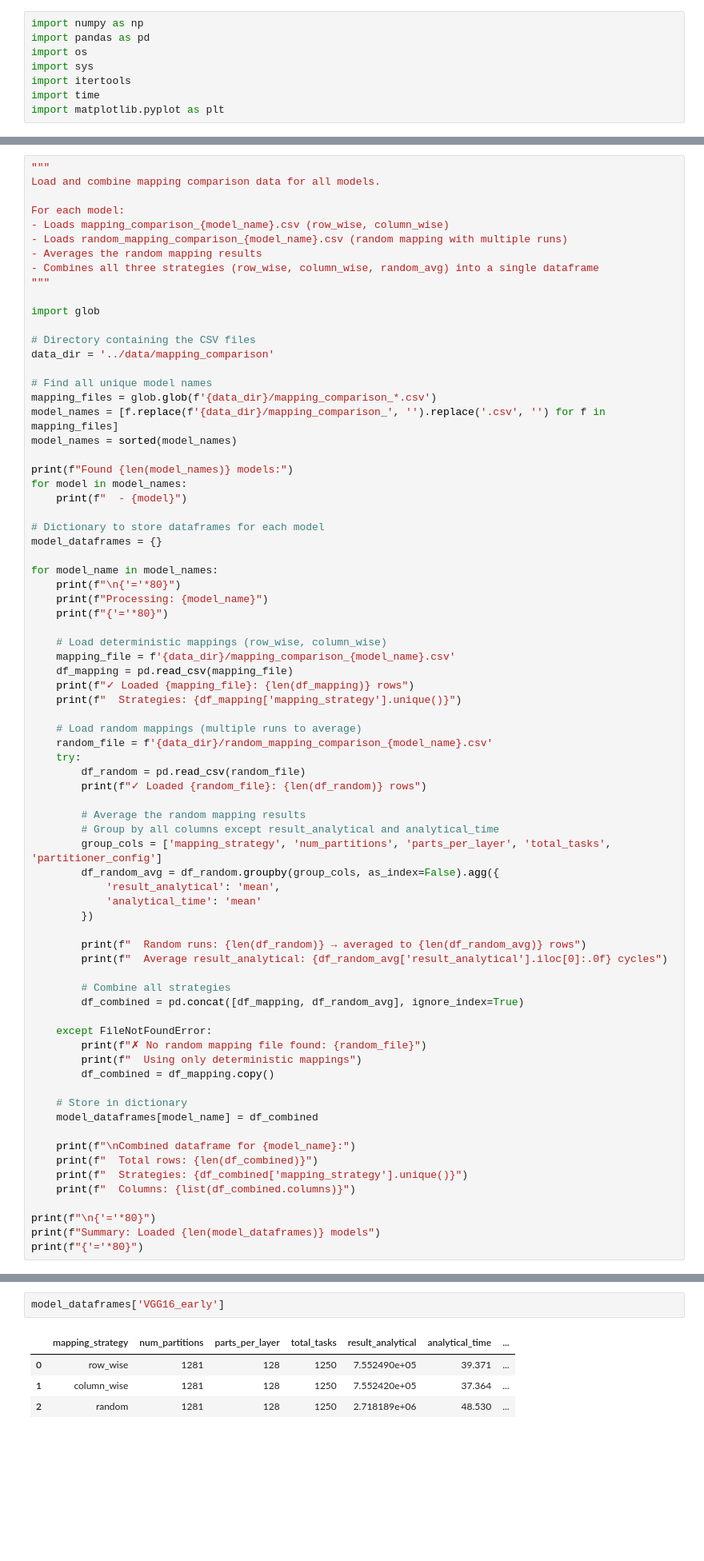
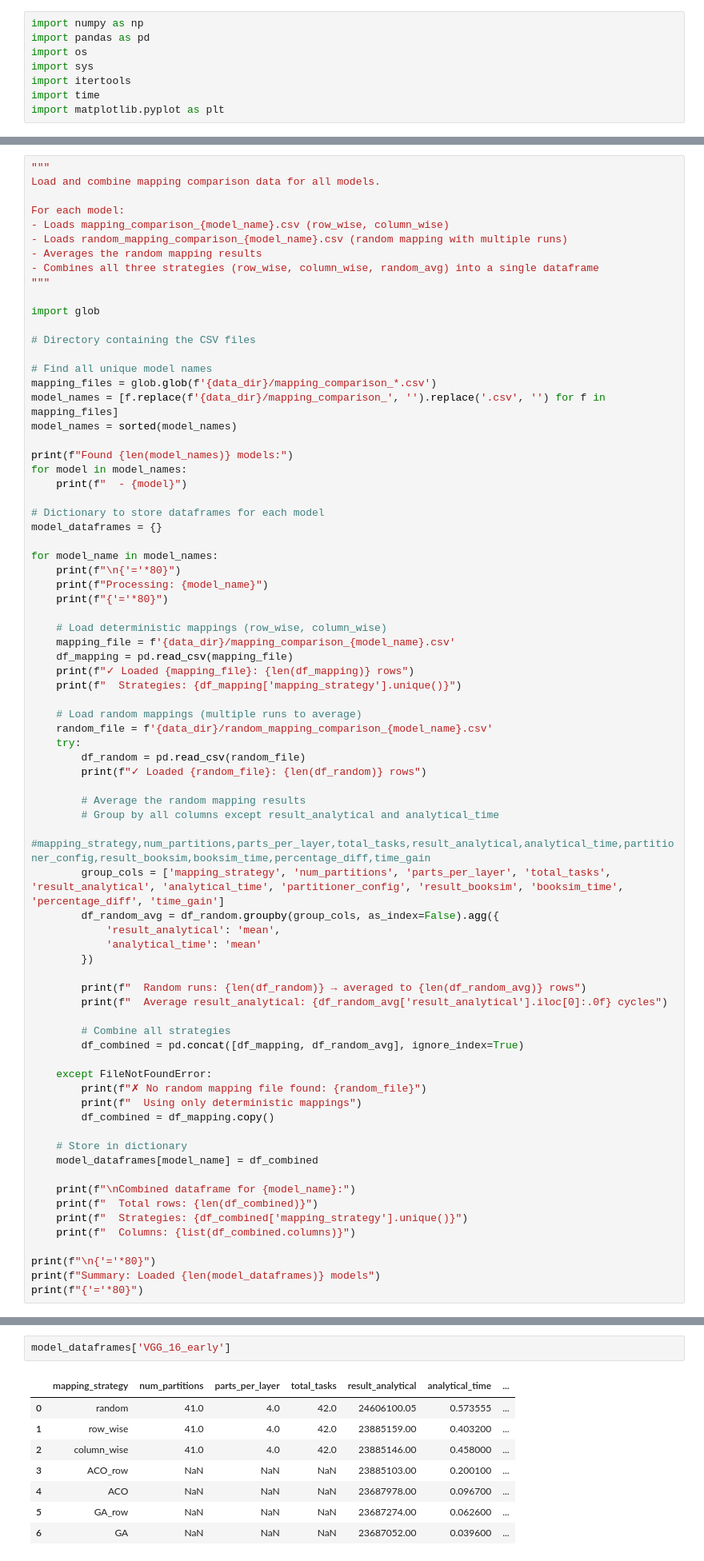
Before and after one commit to jjastrz14/ReNOS, a Jupyter notebook: notebooks/Model_comparison.ipynb, the cells around one changed output, grey strips where cells are left out. Shown at 80% size. Drawn from its saved outputs; the diff is of its cells as text; blank space fills up the shorter version.

```diff
--- a/notebooks/Model_comparison.ipynb
+++ b/notebooks/Model_comparison.ipynb
@@ -42,7 +44,6 @@ For each model:
 import glob
 
 # Directory containing the CSV files
-data_dir = '../data/mapping_comparison'
 
 # Find all unique model names
 mapping_files = glob.glob(f'{data_dir}/mapping_comparison_*.csv')
@@ -75,7 +76,8 @@ for model_name in model_names:
 
         # Average the random mapping results
         # Group by all columns except result_analytical and analytical_time
-        group_cols = ['mapping_strategy', 'num_partitions', 'parts_per_layer', 'total_tasks', 'partitioner_config']
+        #mapping_strategy,num_partitions,parts_per_layer,total_tasks,result_analytical,analytical_time,partitioner_config,result_booksim,booksim_time,percentage_diff,time_gain
+        group_cols = ['mapping_strategy', 'num_partitions', 'parts_per_layer', 'total_tasks', 'result_analytical', 'analytical_time', 'partitioner_config', 'result_booksim', 'booksim_time', 'percentage_diff', 'time_gain']
         df_random_avg = df_random.groupby(group_cols, as_index=False).agg({
             'result_analytical': 'mean',
             'analytical_time': 'mean'
@@ -159,8 +312,12 @@ model_dataframes['ResNet32_late']
 # %%
-model_dataframes['VGG16_early']
+model_dataframes['VGG_16_early']
 # %% [output]
 |  | mapping_strategy | num_partitions | parts_per_layer | total_tasks | result_analytical | analytical_time | ... |
-| 0 | row_wise | 1281 | 128 | 1250 | 7.552490e+05 | 39.371 | ... |
-| 1 | column_wise | 1281 | 128 | 1250 | 7.552420e+05 | 37.364 | ... |
-| 2 | random | 1281 | 128 | 1250 | 2.718189e+06 | 48.530 | ... |
+| 0 | random | 41.0 | 4.0 | 42.0 | 24606100.05 | 0.573555 | ... |
+| 1 | row_wise | 41.0 | 4.0 | 42.0 | 23885159.00 | 0.403200 | ... |
+| 2 | column_wise | 41.0 | 4.0 | 42.0 | 23885146.00 | 0.458000 | ... |
+| 3 | ACO_row | NaN | NaN | NaN | 23885103.00 | 0.200100 | ... |
+| 4 | ACO | NaN | NaN | NaN | 23687978.00 | 0.096700 | ... |
+| 5 | GA_row | NaN | NaN | NaN | 23687274.00 | 0.062600 | ... |
+| 6 | GA | NaN | NaN | NaN | 23687052.00 | 0.039600 | ... |
 # %%
```
Also changed, not shown: parts of 13 cells of this notebook, 7 other files.
